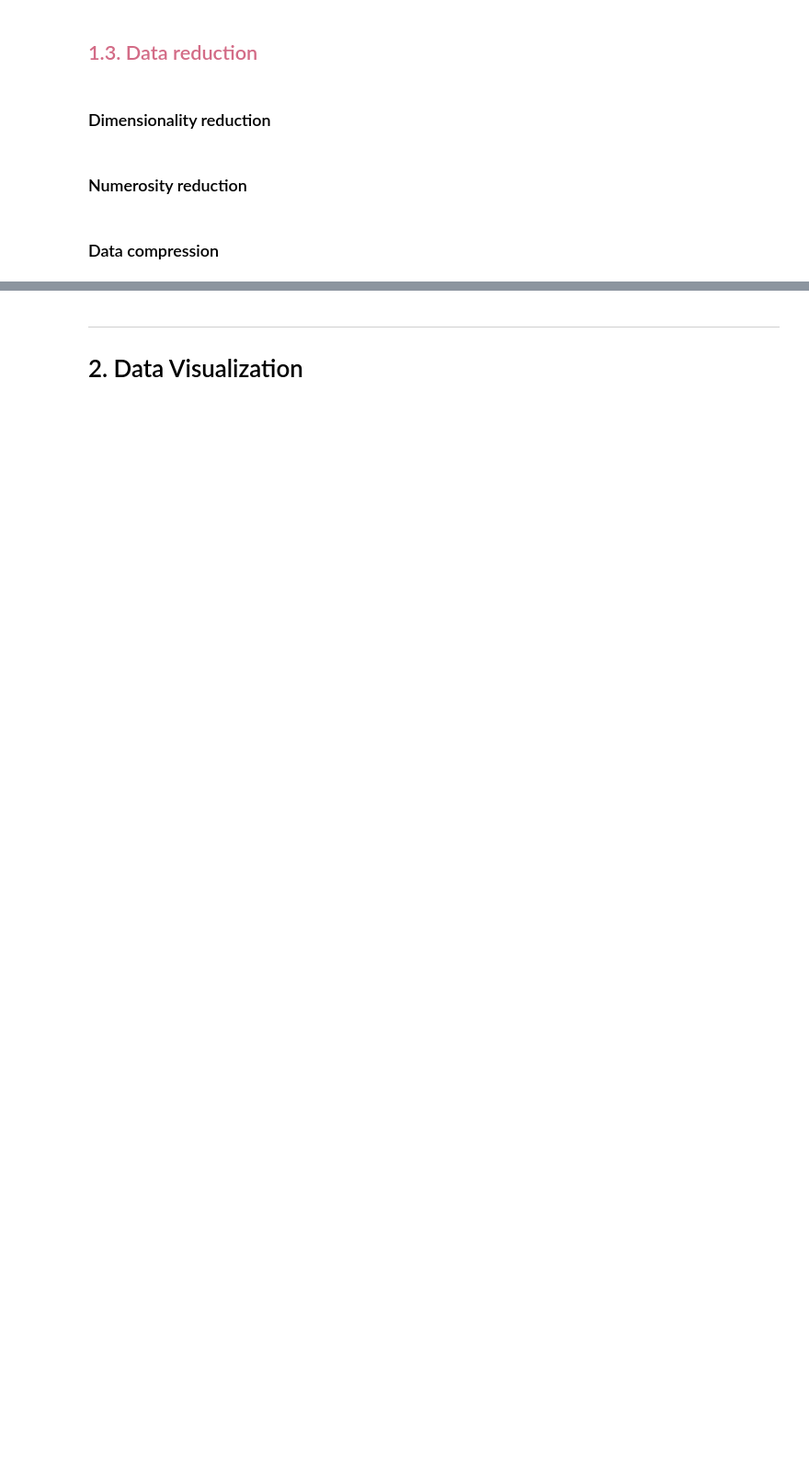
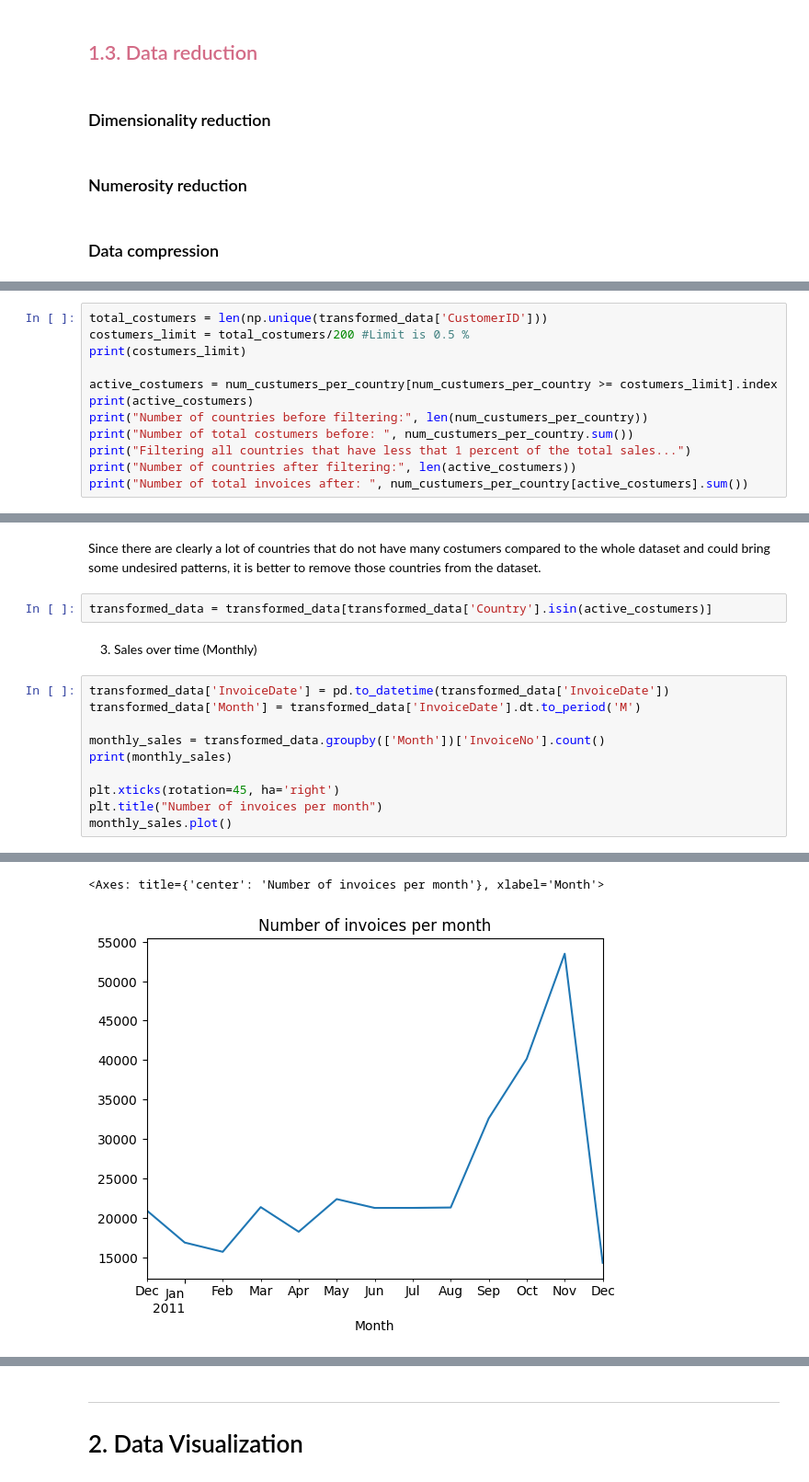
Before and after one commit to biren-charles/Data-Science-Project-ACT, a Jupyter notebook: datascience-online-retail-project.ipynb, the cells around one changed output, grey strips where cells are left out. Shown at 92% size. Saved outputs shown, nothing was run; the diff lists cells and outputs as text; blank space fills up the shorter version.

```diff
--- a/datascience-online-retail-project.ipynb
+++ b/datascience-online-retail-project.ipynb
@@ -164,0 +238,12 @@ TotalPrice  0.512696   0.357885   -0.123738    1.000000
+# %%
+total_costumers = len(np.unique(transformed_data['CustomerID']))
+costumers_limit = total_costumers/200 #Limit is 0.5 %
+print(costumers_limit)
+
+active_costumers = num_custumers_per_country[num_custumers_per_country >= costumers_limit].index
+print(active_costumers)
+print("Number of countries before filtering:", len(num_custumers_per_country))
+print("Number of total costumers before: ", num_custumers_per_country.sum())
+print("Filtering all countries that have less that 1 percent of the total sales...")
+print("Number of countries after filtering:", len(active_costumers))
+print("Number of total invoices after: ", num_custumers_per_country[active_costumers].sum())
@@ -164,0 +260,17 @@ TotalPrice  0.512696   0.357885   -0.123738    1.000000
+# %% [markdown]
+Since there are clearly a lot of countries that do not have many costumers compared to the whole dataset and could bring some undesired patterns, it is better to remove those countries from the dataset.
+# %%
+transformed_data = transformed_data[transformed_data['Country'].isin(active_costumers)]
+# %% [markdown]
+3. Sales over time (Monthly)
+# %%
+transformed_data['InvoiceDate'] = pd.to_datetime(transformed_data['InvoiceDate'])
+transformed_data['Month'] = transformed_data['InvoiceDate'].dt.to_period('M')
+
+monthly_sales = transformed_data.groupby(['Month'])['InvoiceNo'].count()
+print(monthly_sales)
+
+plt.xticks(rotation=45, ha='right')
+plt.title("Number of invoices per month")
+monthly_sales.plot()
+# %% [output]
@@ -164,0 +292,2 @@ TotalPrice  0.512696   0.357885   -0.123738    1.000000
+<Axes: title={'center': 'Number of invoices per month'}, xlabel='Month'>
+[figure, added]
```
Also changed, not shown: parts of 17 cells of this notebook.
